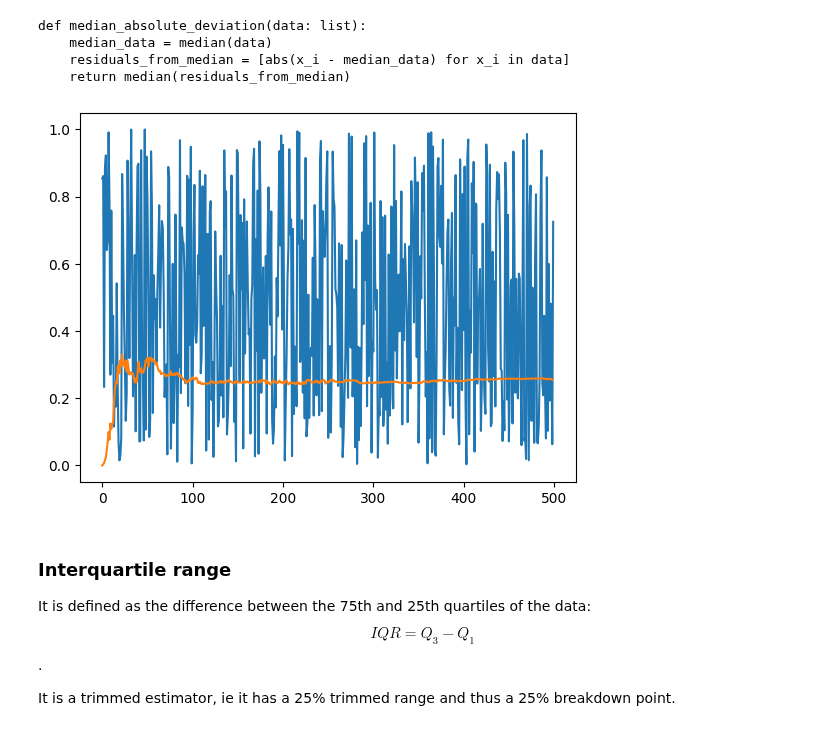
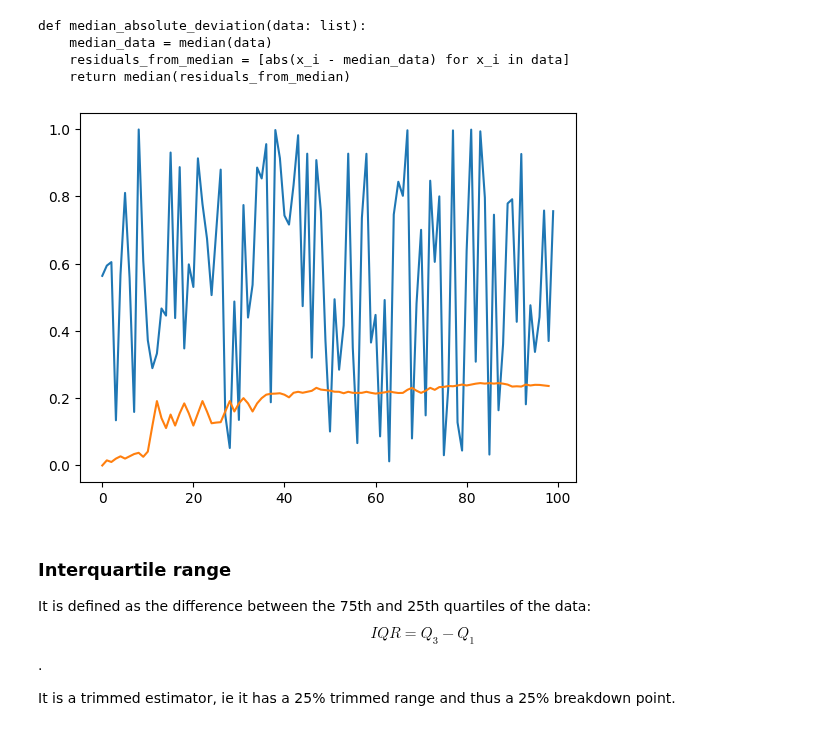
Before and after one commit to Smoltbob/ComputerVision, a Jupyter notebook: lib/Metrics/Metrics.ipynb, the cells around one changed output. Saved outputs shown, nothing was run; the diff lists cells and outputs as text; code cells hidden in the pictures.

```diff
--- a/lib/Metrics/Metrics.ipynb
+++ b/lib/Metrics/Metrics.ipynb
@@ -51,15 +51,15 @@ def median_absolute_deviation(data: list):
 # %%
 from random import random
 import matplotlib.pyplot as plt
 
-data = [random() for _ in range(500)]
+data = [random() for _ in range(100)]
 
 plt.figure()
 plt.plot(data)
 plt.plot([median_absolute_deviation(data[:i]) for i in range(1, len(data))])
 plt.show()
 # %% [output]
-[figure, old version]
+[figure, new version]
 # %% [markdown]
 ### Interquartile range
 It is defined as the difference between the 75th and 25th quartiles of the data: $$IQR = Q_3 - Q_1$$.
```
Also changed, not shown: parts of 12 cells of this notebook.
